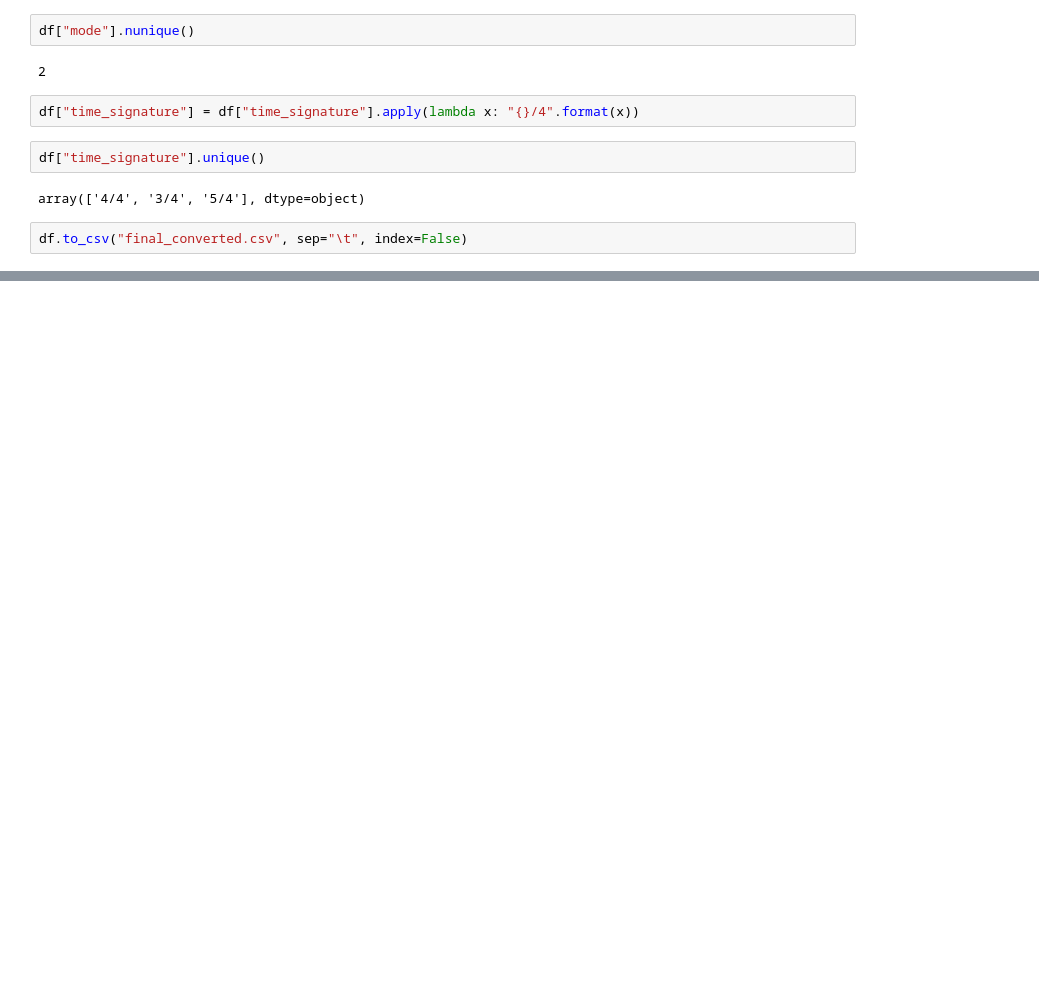
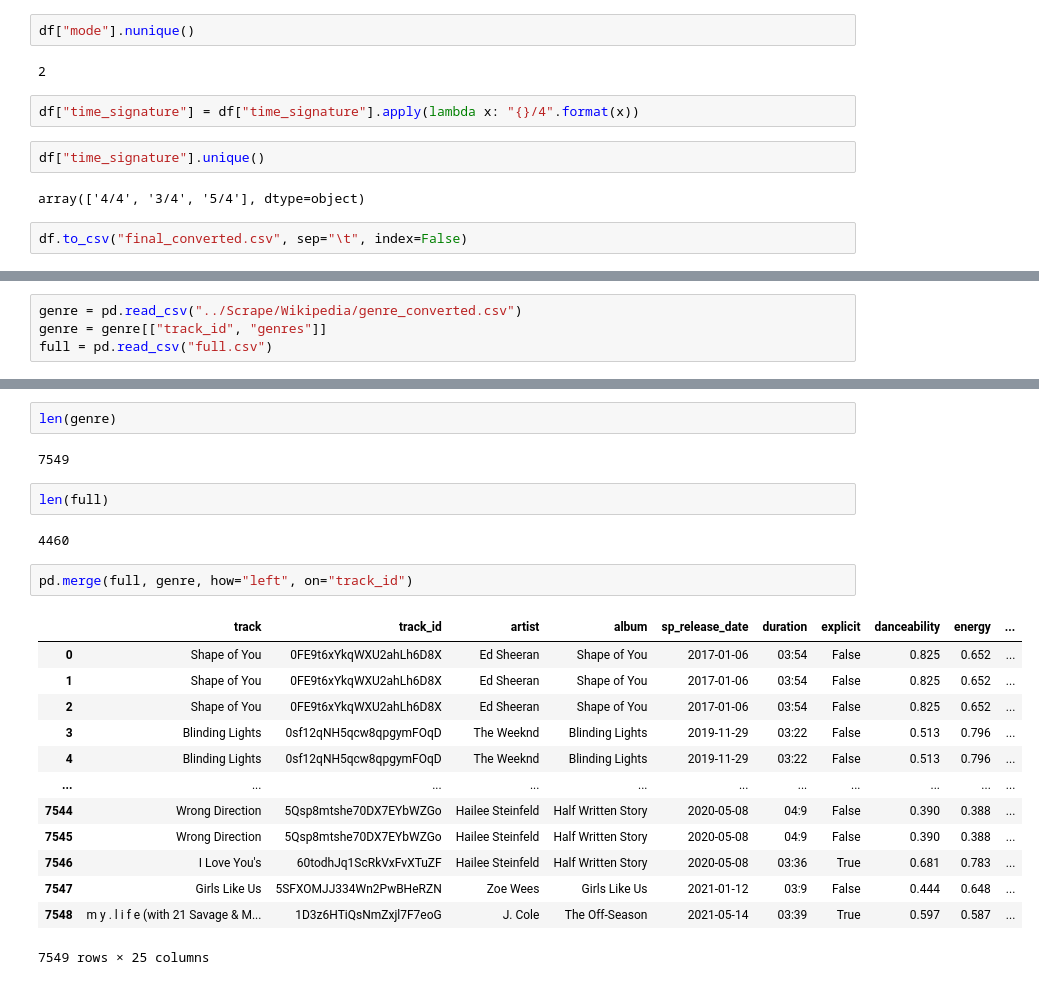
Before and after one commit to vietcheems/Music-Popularity-Analysis, a Jupyter notebook: Analysis/merge.ipynb, the cells around one changed output, grey strips where cells are left out. Saved outputs shown, nothing was run; the diff lists cells and outputs as text; blank space fills up the shorter version.

Commit message:
merge feature with genre

```diff
--- a/Analysis/merge.ipynb
+++ b/Analysis/merge.ipynb
@@ -257,0 +260,4 @@ df.to_csv("final_converted.csv", sep="\t", index=False)
+# %%
+genre = pd.read_csv("../Scrape/Wikipedia/genre_converted.csv")
+genre = genre[["track_id", "genres"]]
+full = pd.read_csv("full.csv")
@@ -257,0 +273,24 @@ df.to_csv("final_converted.csv", sep="\t", index=False)
+# %%
+len(genre)
+# %% [output]
+7549
+# %%
+len(full)
+# %% [output]
+4460
+# %%
+pd.merge(full, genre, how="left", on="track_id")
+# %% [output]
+|  | track | track_id | artist | album | sp_release_date | duration | explicit | danceability | energy | ... |
+| 0 | Shape of You | 0FE9t6xYkqWXU2ahLh6D8X | Ed Sheeran | Shape of You | 2017-01-06 | 03:54 | False | 0.825 | 0.652 | ... |
+| 1 | Shape of You | 0FE9t6xYkqWXU2ahLh6D8X | Ed Sheeran | Shape of You | 2017-01-06 | 03:54 | False | 0.825 | 0.652 | ... |
+| 2 | Shape of You | 0FE9t6xYkqWXU2ahLh6D8X | Ed Sheeran | Shape of You | 2017-01-06 | 03:54 | False | 0.825 | 0.652 | ... |
+| 3 | Blinding Lights | 0sf12qNH5qcw8qpgymFOqD | The Weeknd | Blinding Lights | 2019-11-29 | 03:22 | False | 0.513 | 0.796 | ... |
+| 4 | Blinding Lights | 0sf12qNH5qcw8qpgymFOqD | The Weeknd | Blinding Lights | 2019-11-29 | 03:22 | False | 0.513 | 0.796 | ... |
+| ... | ... | ... | ... | ... | ... | ... | ... | ... | ... | ... |
+| 7544 | Wrong Direction | 5Qsp8mtshe70DX7EYbWZGo | Hailee Steinfeld | Half Written Story | 2020-05-08 | 04:9 | False | 0.390 | 0.388 | ... |
+| 7545 | Wrong Direction | 5Qsp8mtshe70DX7EYbWZGo | Hailee Steinfeld | Half Written Story | 2020-05-08 | 04:9 | False | 0.390 | 0.388 | ... |
+| 7546 | I Love You's | 60todhJq1ScRkVxFvXTuZF | Hailee Steinfeld | Half Written Story | 2020-05-08 | 03:36 | True | 0.681 | 0.783 | ... |
+| 7547 | Girls Like Us | 5SFXOMJJ334Wn2PwBHeRZN | Zoe Wees | Girls Like Us | 2021-01-12 | 03:9 | False | 0.444 | 0.648 | ... |
+| 7548 | m y . l i f e (with 21 Savage & M... | 1D3z6HTiQsNmZxjl7F7eoG | J. Cole | The Off-Season | 2021-05-14 | 03:39 | True | 0.597 | 0.587 | ... |
+7549 rows × 25 columns
```
Also changed, not shown: parts of 2 cells of this notebook, 3 other files.
